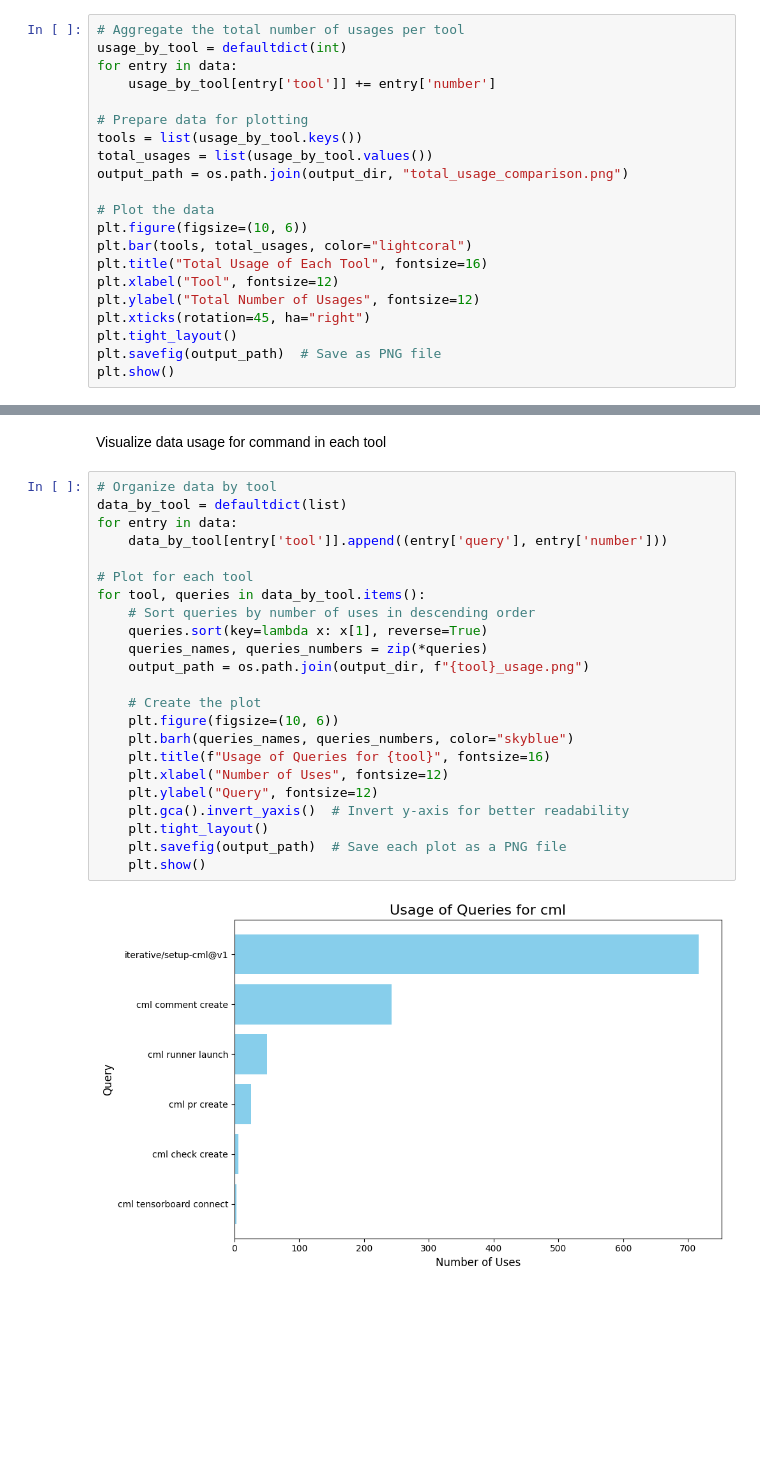
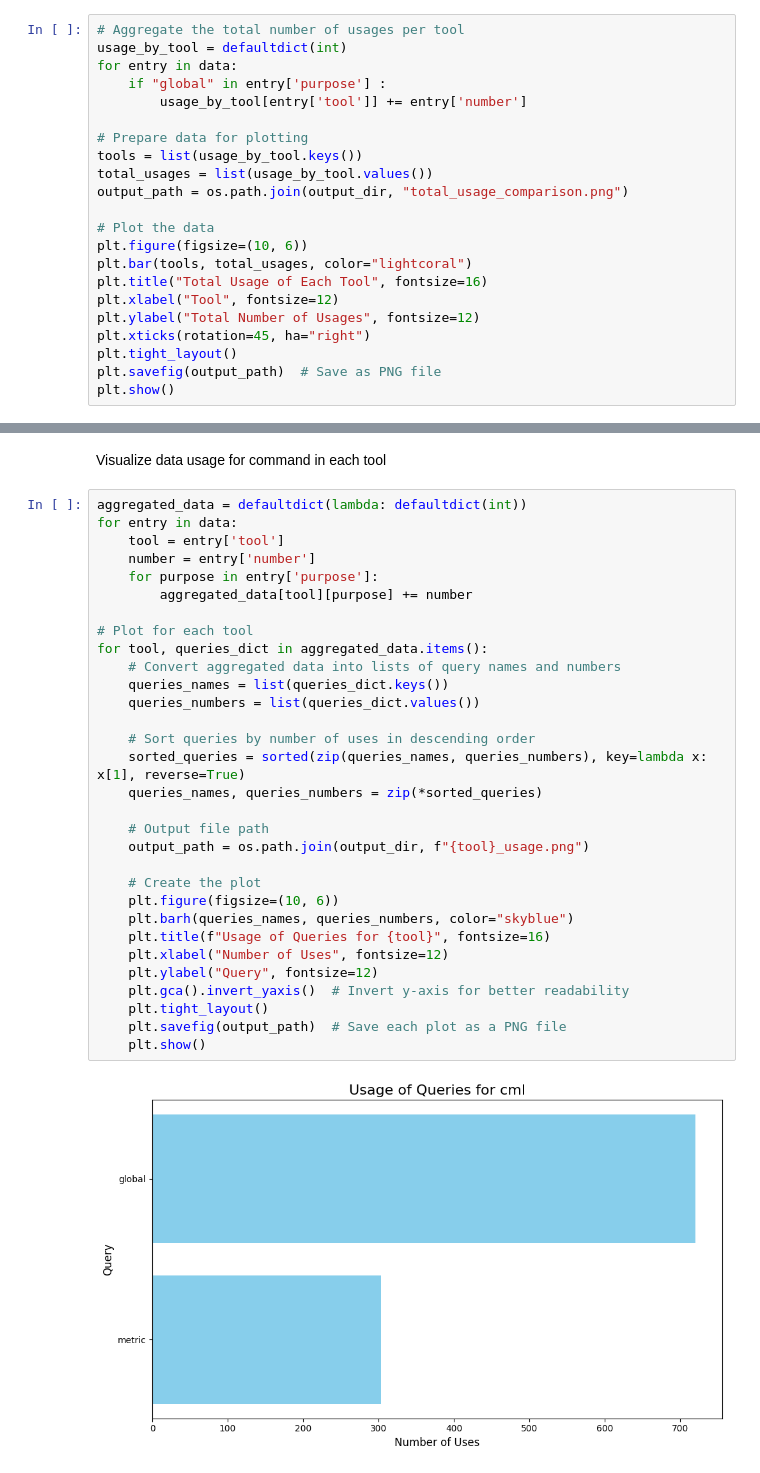
Before and after one commit to StartUpNationLabs/rimel, a Jupyter notebook: data-visualization.ipynb, the cells around one changed output, grey strips where cells are left out. Saved outputs shown, nothing was run; the diff lists cells and outputs as text; blank space fills up the shorter version.

Commit message:
fix: data visualization script and push new results

```diff
--- a/data-visualization.ipynb
+++ b/data-visualization.ipynb
@@ -47,7 +47,8 @@ Visualize the number of usage for each tool
 # Aggregate the total number of usages per tool
 usage_by_tool = defaultdict(int)
 for entry in data:
-    usage_by_tool[entry['tool']] += entry['number']
+    if "global" in entry['purpose'] :
+        usage_by_tool[entry['tool']] += entry['number']
 
 # Prepare data for plotting
 tools = list(usage_by_tool.keys())
@@ -69,27 +70,35 @@ plt.show()
 # %% [markdown]
 Visualize data usage for command in each tool
 # %%
-# Organize data by tool
-data_by_tool = defaultdict(list)
+aggregated_data = defaultdict(lambda: defaultdict(int))
 for entry in data:
-    data_by_tool[entry['tool']].append((entry['query'], entry['number']))
+    tool = entry['tool']
+    number = entry['number']
+    for purpose in entry['purpose']:
+        aggregated_data[tool][purpose] += number
 
 # Plot for each tool
-for tool, queries in data_by_tool.items():
+for tool, queries_dict in aggregated_data.items():
+    # Convert aggregated data into lists of query names and numbers
+    queries_names = list(queries_dict.keys())
+    queries_numbers = list(queries_dict.values())
+
     # Sort queries by number of uses in descending order
-    queries.sort(key=lambda x: x[1], reverse=True)
-    queries_names, queries_numbers = zip(*queries)
+    sorted_queries = sorted(zip(queries_names, queries_numbers), key=lambda x: x[1], reverse=True)
+    queries_names, queries_numbers = zip(*sorted_queries)
+
+    # Output file path
     output_path = os.path.join(output_dir, f"{tool}_usage.png")
 
     # Create the plot
     plt.figure(figsize=(10, 6))
     plt.barh(queries_names, queries_numbers, color="skyblue")
     plt.title(f"Usage of Queries for {tool}", fontsize=16)
     plt.xlabel("Number of Uses", fontsize=12)
     plt.ylabel("Query", fontsize=12)
     plt.gca().invert_yaxis()  # Invert y-axis for better readability
     plt.tight_layout()
     plt.savefig(output_path)  # Save each plot as a PNG file
     plt.show()
 # %% [output]
-[figure, old version]
+[figure, new version]
```
Also changed, not shown: parts of 3 cells of this notebook, 6 other files.
